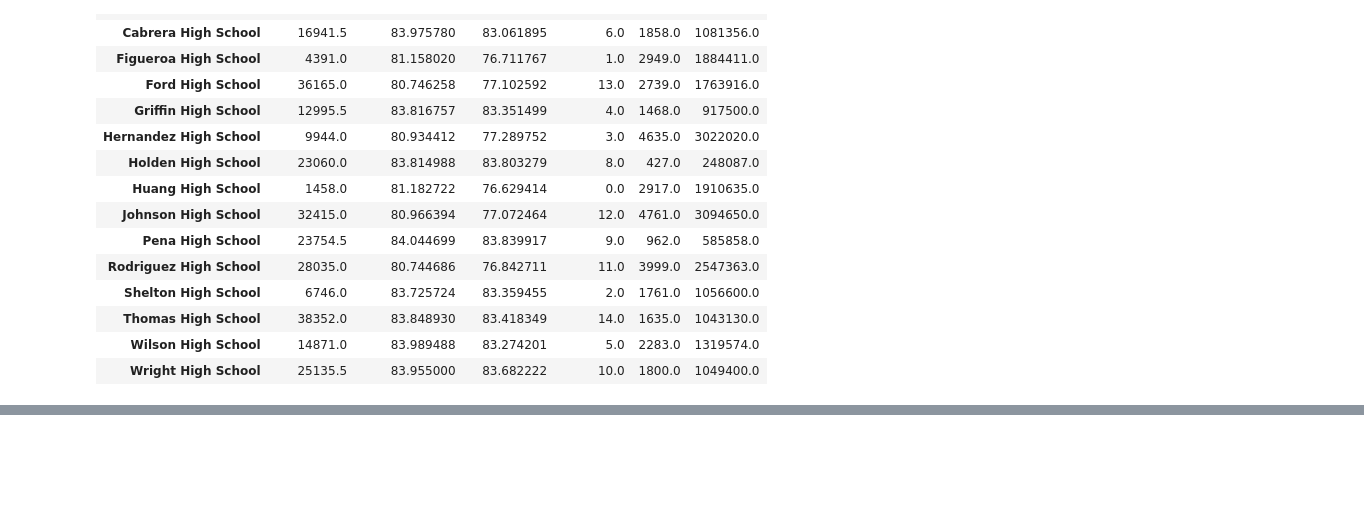
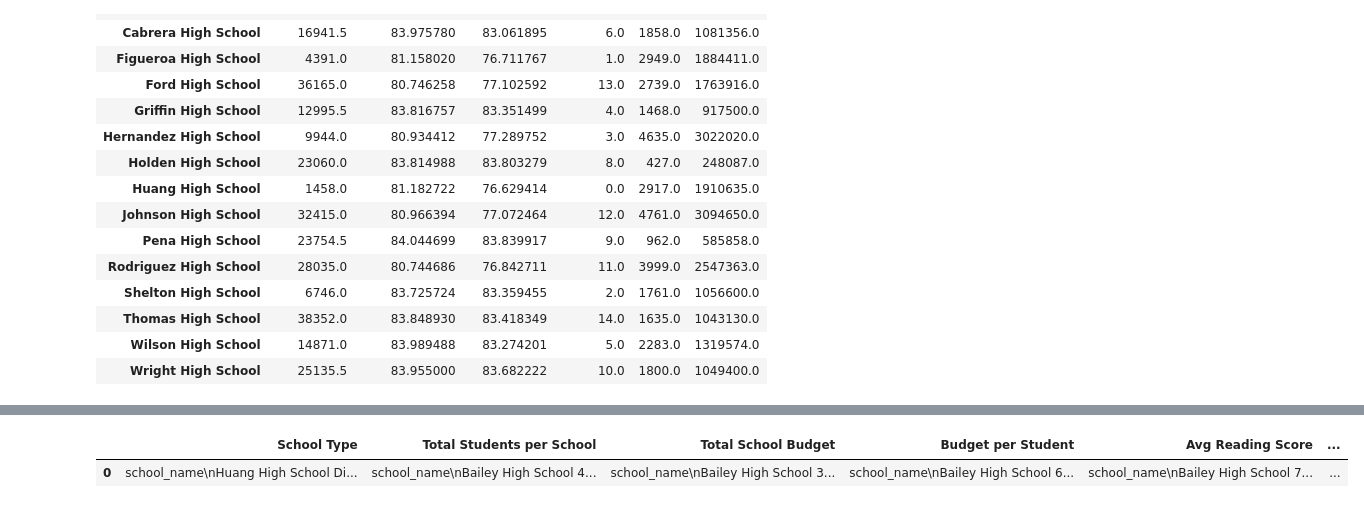
Before and after one commit to mndosi/Pandas_Challenge, a Jupyter notebook: PyCitySchools.ipynb, the cells around one changed output, grey strips where cells are left out. Saved outputs shown, nothing was run; the diff lists cells and outputs as text; code cells hidden in the pictures; blank space fills up the shorter version.

```diff
--- a/PyCitySchools.ipynb
+++ b/PyCitySchools.ipynb
@@ -264,0 +372,3 @@ school_data_complete_df.groupby("school_name").mean()
+# %%
+percent_passm = passmath_byschool / students_per_school
+print(round(percent_passm * 100))
@@ -264,0 +393,3 @@ school_data_complete_df.groupby("school_name").mean()
+# %%
+percent_passr = passread_byschool / students_per_school
+print(round(percent_passr * 100))
@@ -264,0 +414,3 @@ school_data_complete_df.groupby("school_name").mean()
+# %%
+percent_passo = passall_byschool / students_per_school
+print(round(percent_passo * 100))
@@ -265,3 +435,19 @@ school_data_complete_df.groupby("school_name").mean()
+# %%
+sch_summ_data = {"School Type": [str(school_types)], "Total Students per School": [str(students_per_school)],
+                "Total School Budget" : [str(schl_budget)],
+                "Budget per Student": [str(budget_per_student)],
+                "Avg Reading Score": avgread_perschool,
+                "Avg Math Score": avgmath_perschool,
+                "Percentage Students Passing Math": [str(round(percent_passm * 100))],
+                "Percentage Students Passing Reading": [str(round(percent_passr * 100))],
+                "Percentage Students Passing Reading and Math": [str(round(percent_passo * 100))]
+                }
+# %%
+schl_summ_df = pd.DataFrame(sch_summ_data)
+schl_summ_df.head(15)
+# %% [output]
+|  | School Type | Total Students per School | Total School Budget | Budget per Student | Avg Reading Score | ... |
+| 0 | school_name\nHuang High School Di... | school_name\nBailey High School 4... | school_name\nBailey High School 3... | school_name\nBailey High School 6... | school_name\nBailey High School 7... | ... |
 # %%
 schl_budget_df = pd.DataFrame(school_data_complete_df.groupby("school_name").mean()["budget"])
 school_students_df = pd.DataFrame(school_data_complete_df.groupby("school_name").count()["Student ID"])
```
Also changed, not shown: parts of 16 cells of this notebook.
